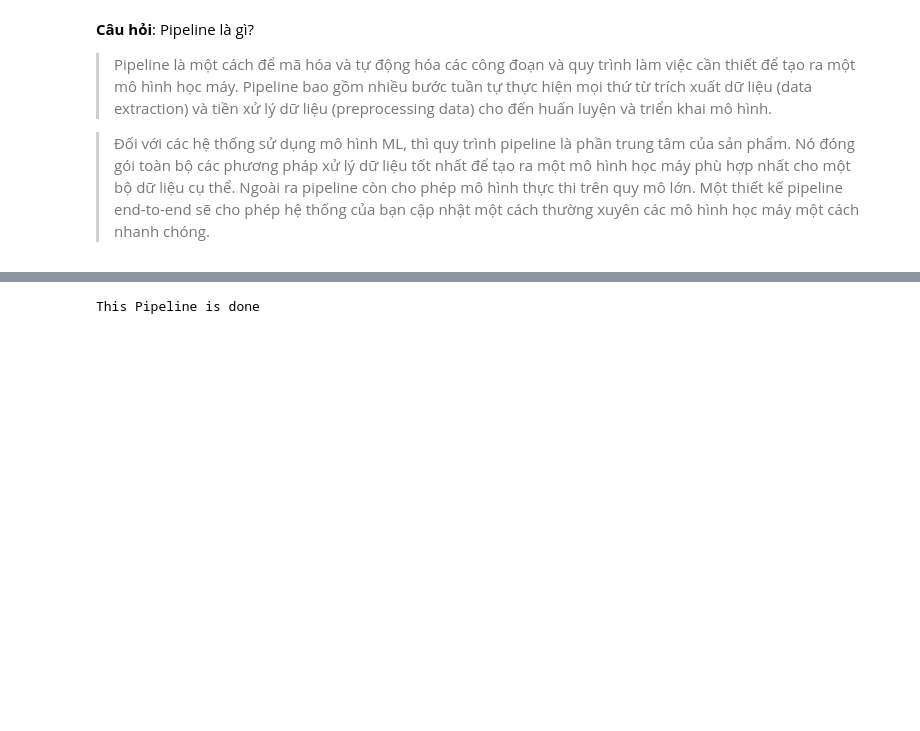
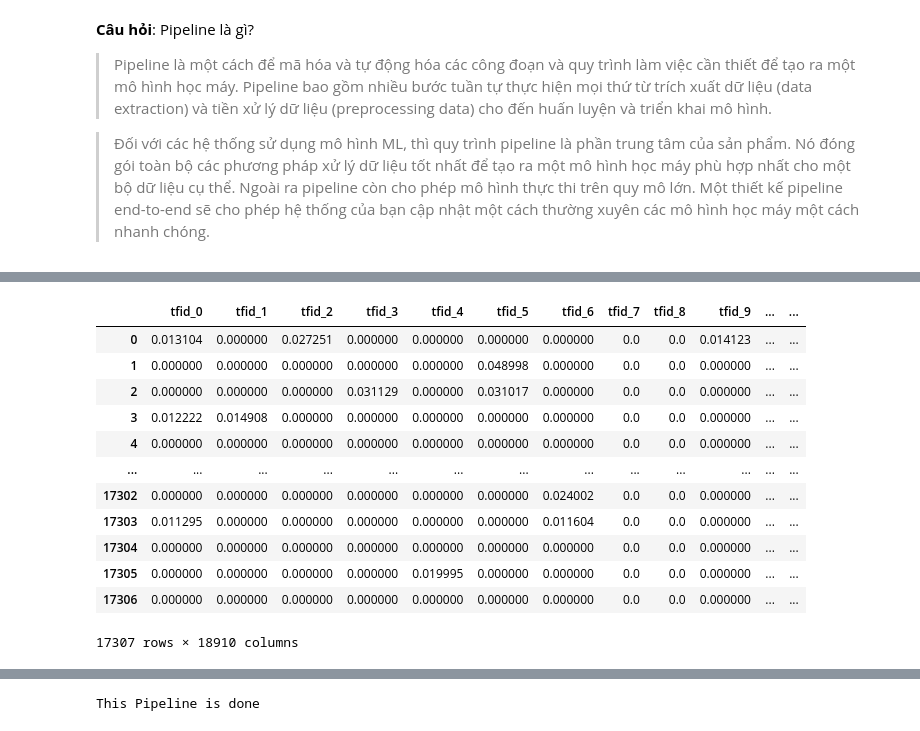
Before and after one commit to Hoangnhan1708/automated-essay-scoring, a Jupyter notebook: preprocessing+model_temp.ipynb, the cells around one changed output, grey strips where cells are left out. Drawn from its saved outputs; the diff is of its cells as text; code cells hidden in the pictures; blank space fills up the shorter version.

```diff
--- a/preprocessing+model_temp.ipynb
+++ b/preprocessing+model_temp.ipynb
@@ -681,5 +768,21 @@ dense_matrix = train_tfid.toarray()
 df = pd.DataFrame(dense_matrix)
 tfid_columns = [ f'tfid_{i}' for i in range(len(df.columns))]
 df.columns = tfid_columns
+# %%
+df
+# %% [output]
+|  | tfid_0 | tfid_1 | tfid_2 | tfid_3 | tfid_4 | tfid_5 | tfid_6 | tfid_7 | tfid_8 | tfid_9 | ... | ... |
+| 0 | 0.013104 | 0.000000 | 0.027251 | 0.000000 | 0.000000 | 0.000000 | 0.000000 | 0.0 | 0.0 | 0.014123 | ... | ... |
+| 1 | 0.000000 | 0.000000 | 0.000000 | 0.000000 | 0.000000 | 0.048998 | 0.000000 | 0.0 | 0.0 | 0.000000 | ... | ... |
+| 2 | 0.000000 | 0.000000 | 0.000000 | 0.031129 | 0.000000 | 0.031017 | 0.000000 | 0.0 | 0.0 | 0.000000 | ... | ... |
+| 3 | 0.012222 | 0.014908 | 0.000000 | 0.000000 | 0.000000 | 0.000000 | 0.000000 | 0.0 | 0.0 | 0.000000 | ... | ... |
+| 4 | 0.000000 | 0.000000 | 0.000000 | 0.000000 | 0.000000 | 0.000000 | 0.000000 | 0.0 | 0.0 | 0.000000 | ... | ... |
+| ... | ... | ... | ... | ... | ... | ... | ... | ... | ... | ... | ... | ... |
+| 17302 | 0.000000 | 0.000000 | 0.000000 | 0.000000 | 0.000000 | 0.000000 | 0.024002 | 0.0 | 0.0 | 0.000000 | ... | ... |
+| 17303 | 0.011295 | 0.000000 | 0.000000 | 0.000000 | 0.000000 | 0.000000 | 0.011604 | 0.0 | 0.0 | 0.000000 | ... | ... |
+| 17304 | 0.000000 | 0.000000 | 0.000000 | 0.000000 | 0.000000 | 0.000000 | 0.000000 | 0.0 | 0.0 | 0.000000 | ... | ... |
+| 17305 | 0.000000 | 0.000000 | 0.000000 | 0.000000 | 0.019995 | 0.000000 | 0.000000 | 0.0 | 0.0 | 0.000000 | ... | ... |
+| 17306 | 0.000000 | 0.000000 | 0.000000 | 0.000000 | 0.000000 | 0.000000 | 0.000000 | 0.0 | 0.0 | 0.000000 | ... | ... |
+17307 rows × 18910 columns
 # %%
 df_train = pd.concat([df_train, df], axis = 1)
```
Also changed, not shown: parts of 29 cells of this notebook.
